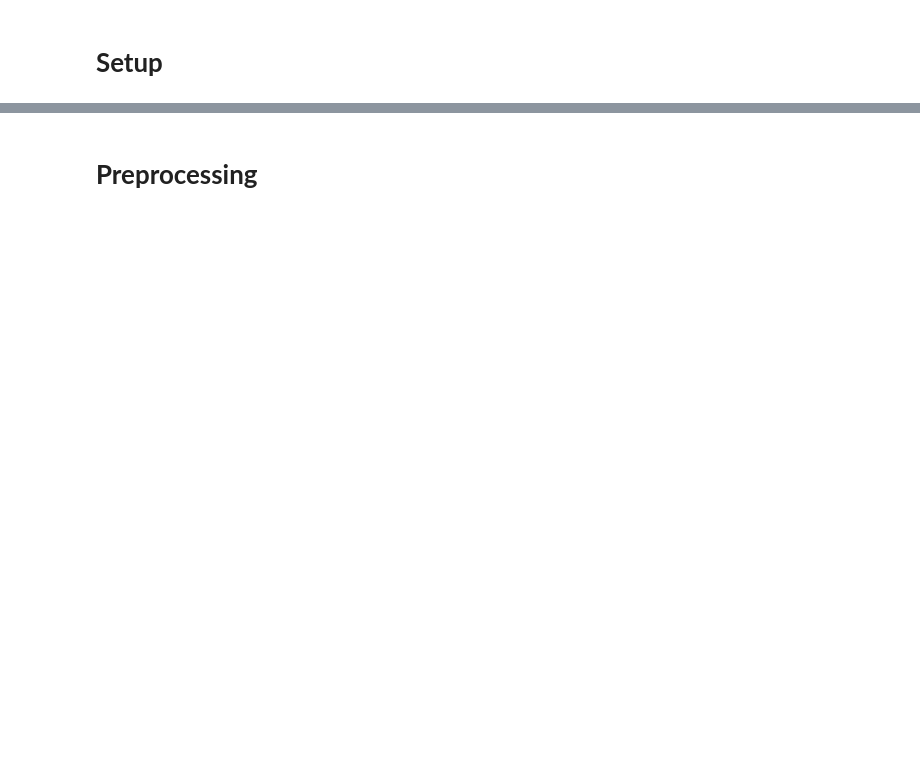
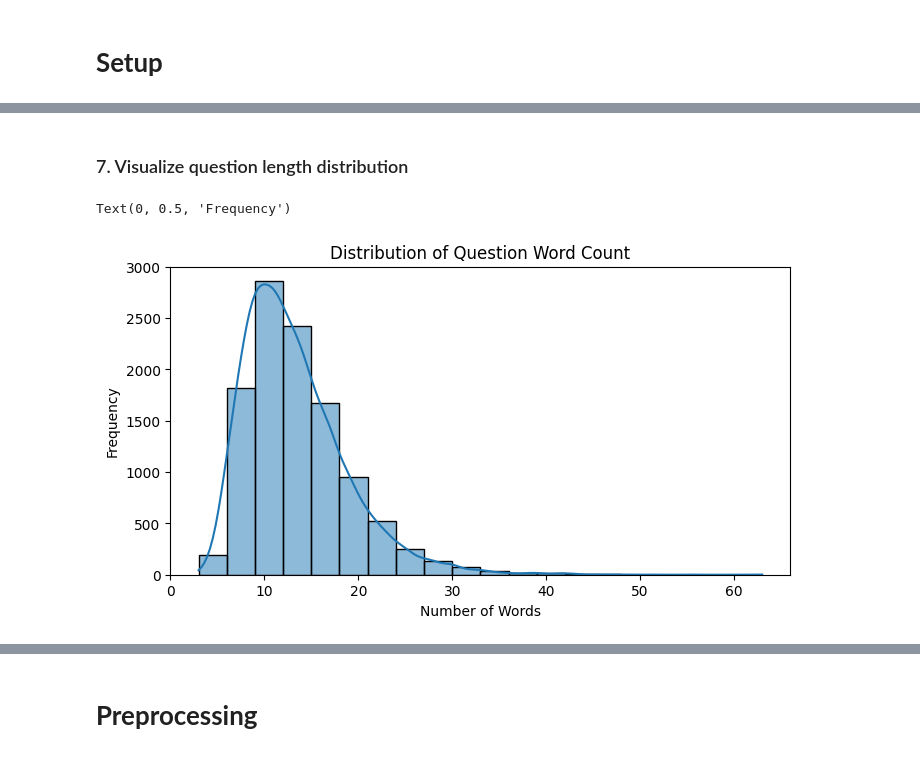
Before and after one commit to FabianDubach/NLP, a Jupyter notebook: _Project/project_1.ipynb, the cells around one changed output, grey strips where cells are left out. Saved outputs shown, nothing was run; the diff lists cells and outputs as text; code cells hidden in the pictures; blank space fills up the shorter version.

```diff
--- a/_Project/project_1.ipynb
+++ b/_Project/project_1.ipynb
@@ -42,0 +195,25 @@ View run at https://wandb.ai/fabian-dubach-hochschule-luzern/experiment-tracking
+# %%
+def get_option_lengths(choices):
+    return [len(text) for text in choices['text']]
+
+def get_option_word_counts(choices):
+    return [len(text.split()) for text in choices['text']]
+
+combined_df['option_lengths'] = combined_df['choices'].apply(get_option_lengths)
+combined_df['option_word_counts'] = combined_df['choices'].apply(get_option_word_counts)
+
+# Flatten the lists for analysis
+all_option_lengths = [length for lengths in combined_df['option_lengths'] for length in lengths]
+all_option_word_counts = [count for counts in combined_df['option_word_counts'] for count in counts]
+
+print("\033[4m" + "Option length (characters)" + "\033[0m")
+print(f"Min: {min(all_option_lengths)}")
+print(f"Max: {max(all_option_lengths)}")
+print(f"Mean: {np.mean(all_option_lengths):.2f}")
+print(f"Median: {np.median(all_option_lengths)}")
+
+print("\033[4m" + "\nOption word count" + "\033[0m")
+print(f"Min: {min(all_option_word_counts)}")
+print(f"Max: {max(all_option_word_counts)}")
+print(f"Mean: {np.mean(all_option_word_counts):.2f}")
+print(f"Median: {np.median(all_option_word_counts)}")
@@ -42,0 +234,9 @@ View run at https://wandb.ai/fabian-dubach-hochschule-luzern/experiment-tracking
+# %%
+def extract_answer_letter(example):
+    return example['answerKey']
+
+combined_df['answer_letter'] = combined_df.apply(extract_answer_letter, axis=1)
+
+print("\033[4m" + "Answer Distribution" + "\033[0m")
+print(combined_df['answer_letter'].value_counts(), "\n")
+print(combined_df['answer_letter'].value_counts(normalize=True).mul(100).round(2).astype(str) + '%')
@@ -42,0 +290,11 @@ View run at https://wandb.ai/fabian-dubach-hochschule-luzern/experiment-tracking
+# %% [markdown]
+### 7. Visualize question length distribution
+# %%
+plt.figure(figsize=(8, 4))
+sns.histplot(combined_df['question_word_count'], bins=20, kde=True)
+plt.title('Distribution of Question Word Count')
+plt.xlabel('Number of Words')
+plt.ylabel('Frequency')
+# %% [output]
+Text(0, 0.5, 'Frequency')
+[figure, added]
```
Also changed, not shown: parts of 61 cells of this notebook.
